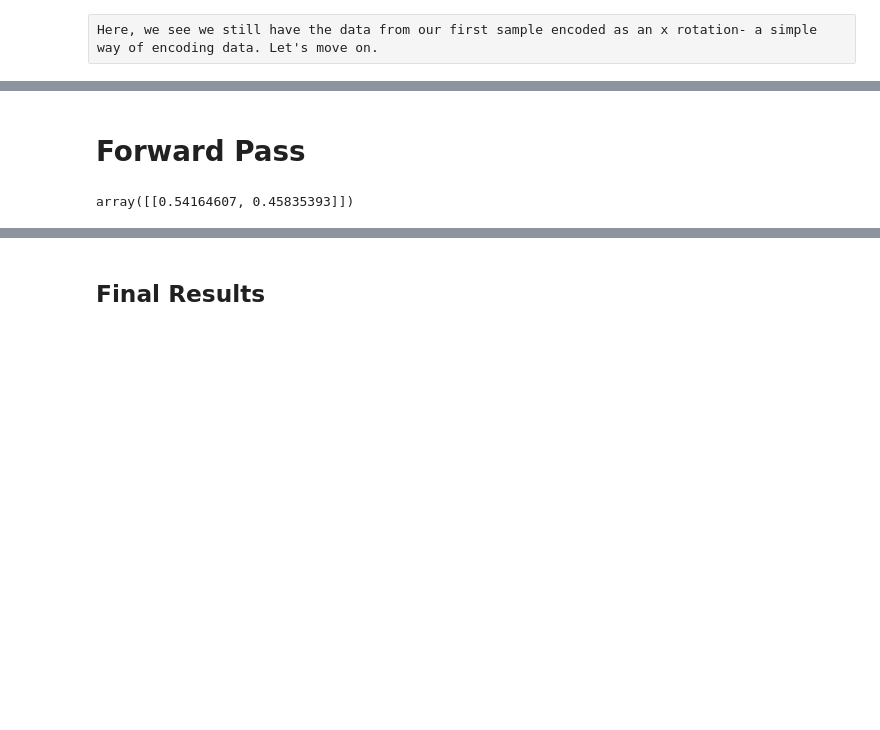
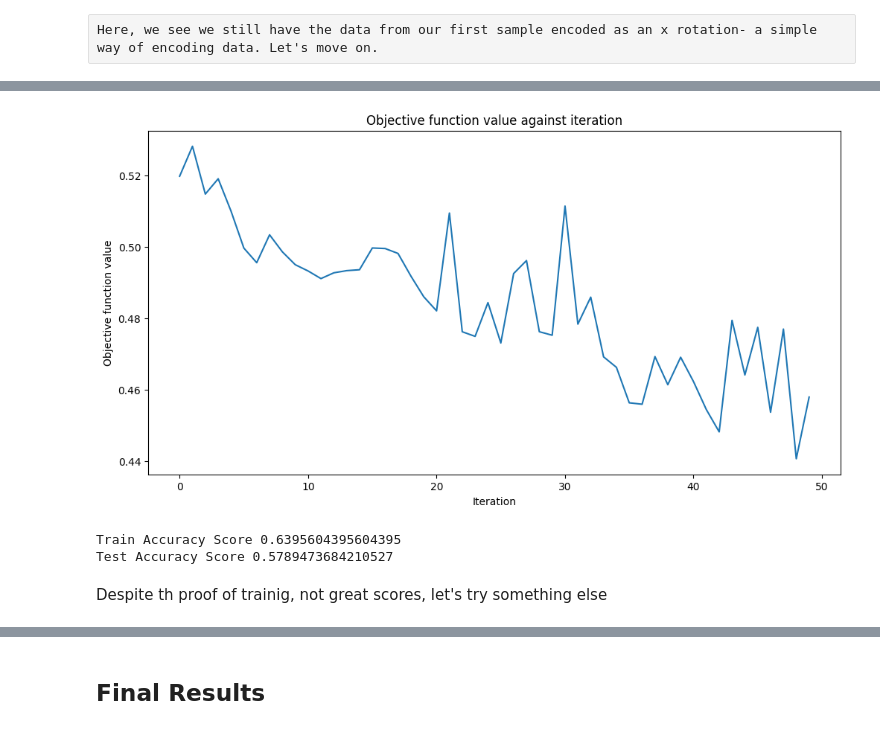
Before and after one commit to 11kmystic/Portfolio, a Jupyter notebook: Breast Cancer QML Demo.ipynb, the cells around one changed output, grey strips where cells are left out. Saved outputs shown, nothing was run; the diff lists cells and outputs as text; code cells hidden in the pictures; blank space fills up the shorter version.

```diff
--- a/Breast Cancer QML Demo.ipynb
+++ b/Breast Cancer QML Demo.ipynb
@@ -229,4 +203,0 @@ ansatz_tl.decompose().draw('mpl', scale=0.7)
-# %%
-#We assigned weights randomly, to tweak later on
-weights = np.random.random(len(ansatz_tl.parameters)) # match weights numbers to parameters
-ansatz_tl.assign_parameters({k:v for (k,v) in zip(ansatz_tl.parameters, weights)}).decompose().draw('mpl', scale=0.7)
@@ -258,8 +238,33 @@ qnn = CircuitQNN(circuit=var_circuit,
-# %% [markdown]
-# Forward Pass
-# %%
-forward_output = qnn.forward(x_train[0], weights)
-forward_output
-# %% [output]
-array([[0.54164607, 0.45835393]])
+# %%
+def callback_graph(weights, obj_func_eval):
+    clear_output(wait=True)
+    objective_func_vals.append(obj_func_eval)
+    plt.title("Objective function value against iteration")
+    plt.xlabel("Iteration")
+    plt.ylabel("Objective function value")
+    plt.plot(range(len(objective_func_vals)), objective_func_vals)
+    plt.show()
+
+sampler_classifier = NeuralNetworkClassifier(
+    neural_network=qnn1, optimizer=COBYLA(maxiter=50), callback=callback_graph
+)
+
+objective_func_vals = []
+plt.rcParams["figure.figsize"] = (12, 6)
+
+# fit classifier to data
+sampler_classifier.fit(x_train, y_train)
+
+# return to default figsize
+plt.rcParams["figure.figsize"] = (6, 4)
+
+# score classifier
+print(f"Train Accuracy Score {sampler_classifier.score(np.array(x_train), np.array(y_train))}")
+print(f"Test Accuracy Score {sampler_classifier.score(np.array(x_test), np.array(y_test))}")
+# %% [output]
+[figure, added]
+Train Accuracy Score 0.6395604395604395
+Test Accuracy Score 0.5789473684210527
+# %% [markdown]
+Despite th proof of trainig, not great scores, let's try something else
 # %% [markdown]
```
Also changed, not shown: parts of 27 cells of this notebook.
